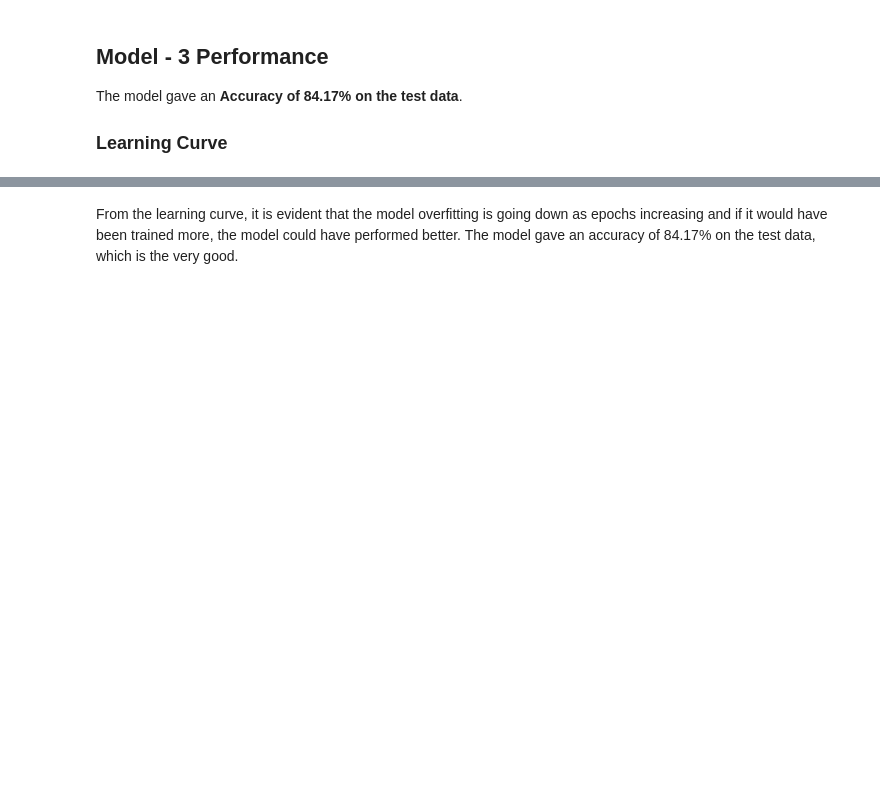
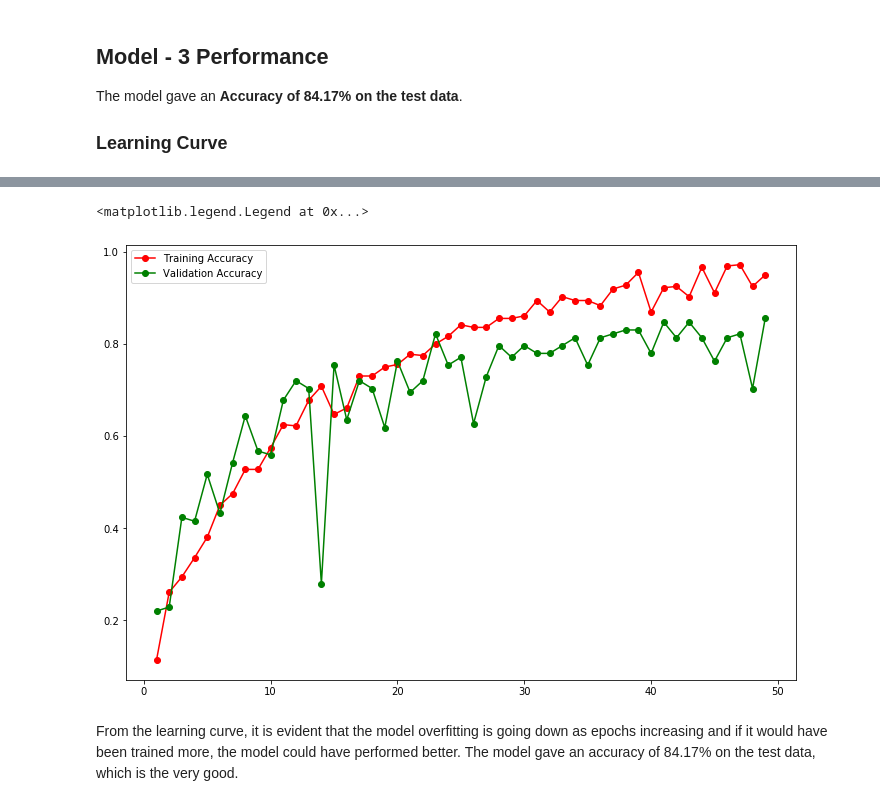
Before and after one commit to HemChandraLive/HighLight_Creation_In_ATM_VideoDataset, a Jupyter notebook: human_activity_recognition.ipynb, the cells around one changed output, grey strips where cells are left out. Drawn from its saved outputs; the diff is of its cells as text; code cells hidden in the pictures; blank space fills up the shorter version.

```diff
--- a/human_activity_recognition.ipynb
+++ b/human_activity_recognition.ipynb
@@ -395,3 +410,17 @@ plt.legend()
+# %%
+# Making the plot larger
+plt.figure(figsize=(12, 8))
+
+accuracy = history.history['accuracy']                          # Loss on the training data
+val_accuracy = history.history['val_accuracy']                  # Loss on the validation data
+epochs = range(1,50)
+
+plt.plot(epochs, accuracy, 'ro-', label='Training Accuracy')
+plt.plot(epochs, val_accuracy, 'go-', label = 'Validation Accuracy')
+plt.legend()
+# %% [output]
+<matplotlib.legend.Legend at 0x...>
+[figure, added]
 # %% [markdown]
 From the learning curve, it is evident that the model overfitting is going down as epochs increasing  and if it would have been trained more, the model could have performed better. The model gave an accuracy of 84.17% on the test data, which is the very good.
 # %% [markdown]
```
Also changed, not shown: parts of 16 cells of this notebook, 1 other file.
